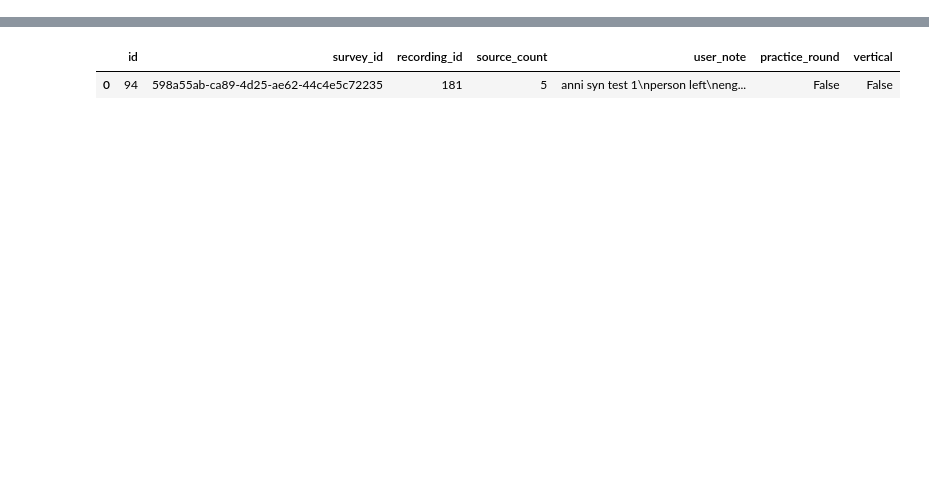
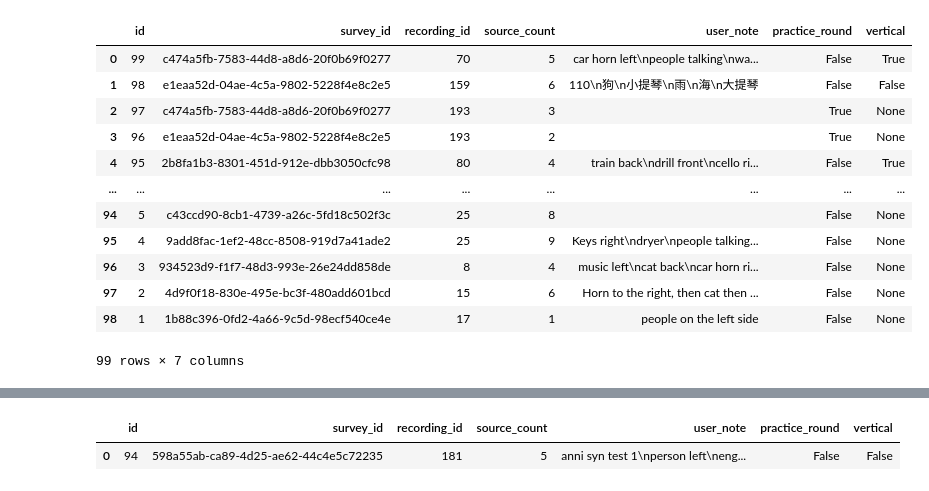
Before and after one commit to ANNIZHENG/Temp-Annotation-Interface, a Jupyter notebook: database/db.ipynb, the cells around one changed output, grey strips where cells are left out. Cells and saved outputs as stored; diff of their text form; code cells hidden in the pictures; blank space fills up the shorter version.

```diff
--- a/database/db.ipynb
+++ b/database/db.ipynb
@@ -21,0 +56,16 @@ pd.read_sql('''select * from "Annotation" order by id desc limit 10;''',eng)
+# %%
+pd.read_sql('''select * from "Annotation" order by id desc''',eng)
+# %% [output]
+|  | id | survey_id | recording_id | source_count | user_note | practice_round | vertical |
+| 0 | 99 | c474a5fb-7583-44d8-a8d6-20f0b69f0277 | 70 | 5 | car horn left\npeople talking\nwa... | False | True |
+| 1 | 98 | e1eaa52d-04ae-4c5a-9802-5228f4e8c2e5 | 159 | 6 | 110\n狗\n小提琴\n雨\n海\n大提琴 | False | False |
+| 2 | 97 | c474a5fb-7583-44d8-a8d6-20f0b69f0277 | 193 | 3 |  | True | None |
+| 3 | 96 | e1eaa52d-04ae-4c5a-9802-5228f4e8c2e5 | 193 | 2 |  | True | None |
+| 4 | 95 | 2b8fa1b3-8301-451d-912e-dbb3050cfc98 | 80 | 4 | train back\ndrill front\ncello ri... | False | True |
+| ... | ... | ... | ... | ... | ... | ... | ... |
+| 94 | 5 | c43ccd90-8cb1-4739-a26c-5fd18c502f3c | 25 | 8 |  | False | None |
+| 95 | 4 | 9add8fac-1ef2-48cc-8508-919d7a41ade2 | 25 | 9 | Keys right\ndryer\npeople talking... | False | None |
+| 96 | 3 | 934523d9-f1f7-48d3-993e-26e24dd858de | 8 | 4 | music left\ncat back\ncar horn ri... | False | None |
+| 97 | 2 | 4d9f0f18-830e-495e-bc3f-480add601bcd | 15 | 6 | Horn to the right, then cat then ... | False | None |
+| 98 | 1 | 1b88c396-0fd2-4a66-9c5d-98ecf540ce4e | 17 | 1 | people on the left side | False | None |
+99 rows × 7 columns
```
Also changed, not shown: parts of 7 cells of this notebook, 4 other files.
